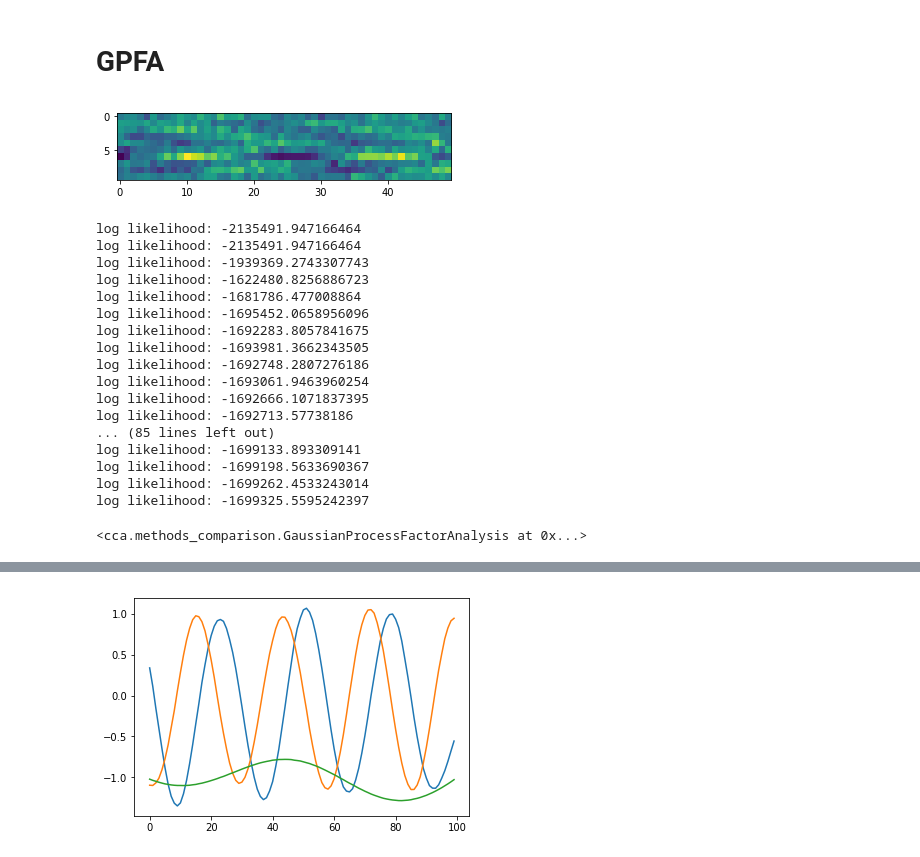
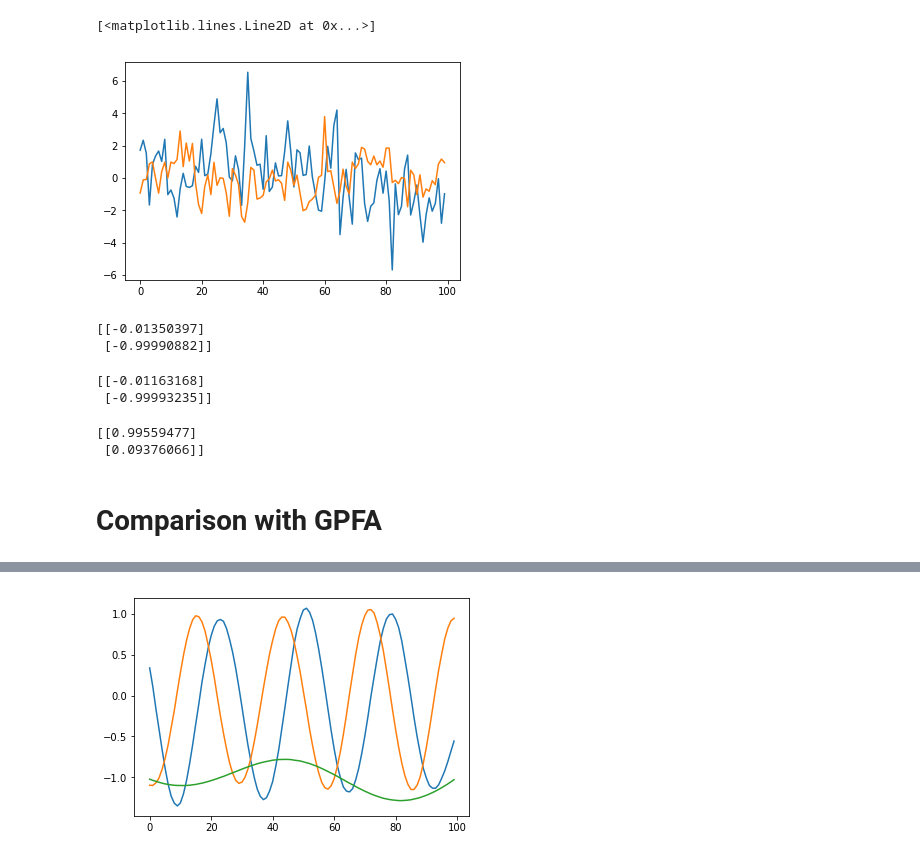
Before and after one commit to BouchardLab/DynamicalComponentsAnalysis, a Jupyter notebook: notebooks/methods_comparison_testing.ipynb, the cells around one changed output, grey strips where cells are left out. Cells and saved outputs as stored; diff of their text form; code cells hidden in the pictures.

```diff
--- a/notebooks/methods_comparison_testing.ipynb
+++ b/notebooks/methods_comparison_testing.ipynb
@@ -9,36 +86,35 @@ from cca import synth_data
+# %%
+n_samples = 1000
+GP1_ker = synth_data.gen_gp_kernel('squared_exp', spatial_scale=1, temporal_scale=tau, local_noise=noise)
+GP2_ker = synth_data.gen_gp_kernel('exp', spatial_scale=1, temporal_scale=tau, local_noise=noise)
+X1 = synth_data.sample_gp(n_samples, 1, GP1_ker, num_to_concat=10) * 2.
+X2 = synth_data.sample_gp(n_samples, 1, GP2_ker, num_to_concat=10)
+#X2 = np.random.randn(n_samples, 1)
+X = np.concatenate([X1, X2], axis=1)
+# %%
+plt.plot(X1[:100])
+plt.plot(X2[:100])
+# %% [output]
+[<matplotlib.lines.Line2D at 0x...>]
+[figure, added]
+# %%
+reload(mc)
+sfa_model = mc.SlowFeatureAnalysis(1).fit(X)
+print(sfa_model.coef_)
+# %% [output]
+[[-0.01350397]
+ [-0.99990882]]
+# %%
+cca_model = CCA(d=1, T=1, n_init=5).fit(X)
+print(cca_model.coef_)
+# %% [output]
+[[-0.01163168]
+ [-0.99993235]]
+# %%
+cca_model = CCA(d=1, T=2, n_init=5).fit(X)
+print(cca_model.coef_)
+# %% [output]
+[[0.99559477]
+ [0.09376066]]
 # %% [markdown]
-# GPFA
+# Comparison with GPFA
-# %%
-reload(methods_comparison)
-
-gpfa = methods_comparison.GaussianProcessFactorAnalysis(n_factors=3, verbose=True)
-
-N = 10
-noise_cov = np.eye(N) * .1
-X = synth_data.gen_chaotic_rnn(N, 10, 0.001, 0.01, noise_cov=noise_cov)
-X = X[100:200, :]
-
-plt.imshow(X[:50, :].T)
-plt.show()
-
-gpfa.fit(X)
-# %% [output]
-[figure, removed]
-log likelihood: -2135491.947166464
-log likelihood: -2135491.947166464
-log likelihood: -1939369.2743307743
-log likelihood: -1622480.8256886723
-log likelihood: -1681786.477008864
-log likelihood: -1695452.0658956096
-log likelihood: -1692283.8057841675
-log likelihood: -1693981.3662343505
-log likelihood: -1692748.2807276186
-log likelihood: -1693061.9463960254
-log likelihood: -1692666.1071837395
-log likelihood: -1692713.57738186
-... (85 lines left out)
-log likelihood: -1699133.893309141
-log likelihood: -1699198.5633690367
-log likelihood: -1699262.4533243014
-log likelihood: -1699325.5595242397
-<cca.methods_comparison.GaussianProcessFactorAnalysis at 0x...>
```
Also changed, not shown: parts of 27 cells of this notebook, 3 other files.
